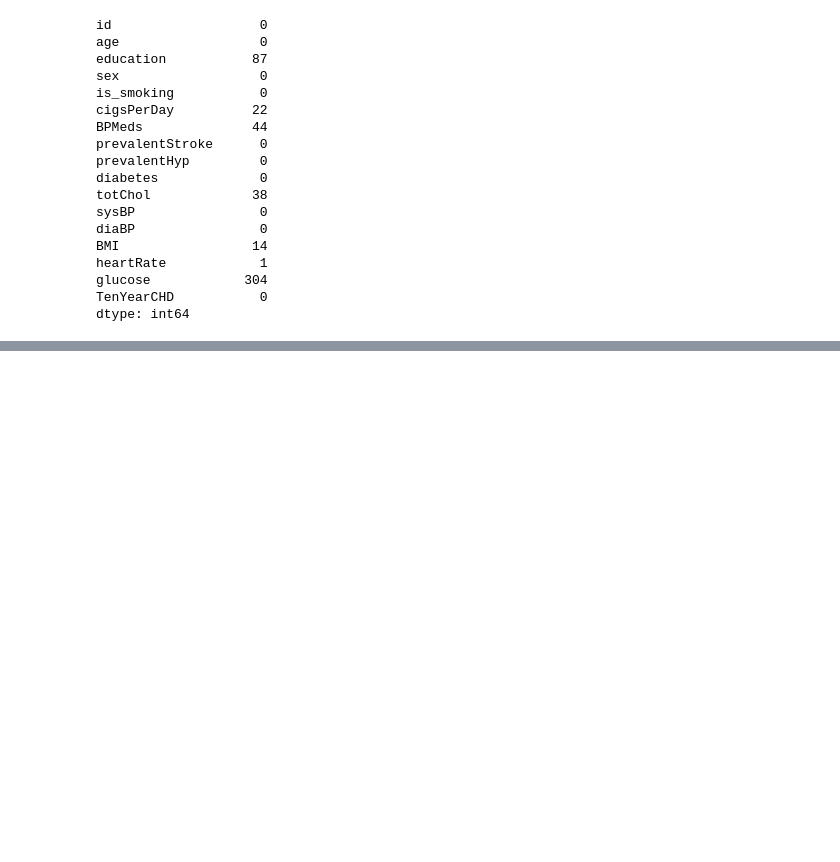
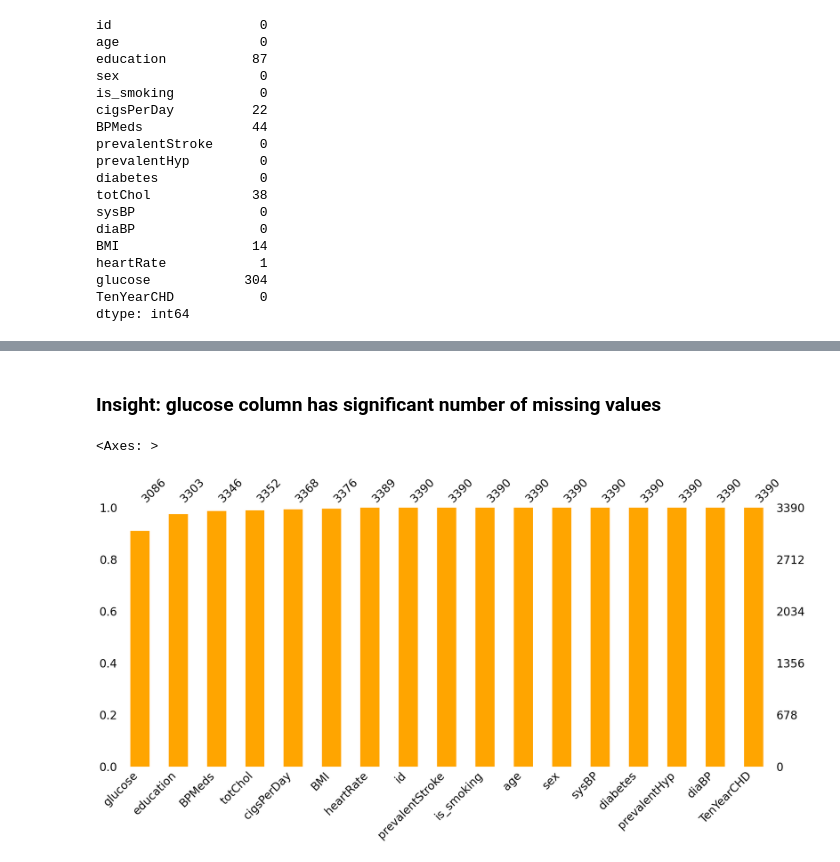
Before and after one commit to Bhoomi413/Predict-CHD-for-Over-10years-Ml, a Jupyter notebook: MlCodeNotebook.ipynb, the cells around one changed output, grey strips where cells are left out. Drawn from its saved outputs; the diff is of its cells as text; code cells hidden in the pictures; blank space fills up the shorter version.

Commit message:
check missing values

```diff
--- a/MlCodeNotebook.ipynb
+++ b/MlCodeNotebook.ipynb
@@ -120,0 +145,9 @@ dtype: int64
+# %% [markdown]
+### Insight: glucose column has significant number of missing values
+# %%
+# Visualizing the missing values
+import missingno as msno
+msno.bar(risk_df,color='orange',sort='ascending',fontsize=24)
+# %% [output]
+<Axes: >
+[figure, added]
```
Also changed, not shown: parts of 4 cells of this notebook.
